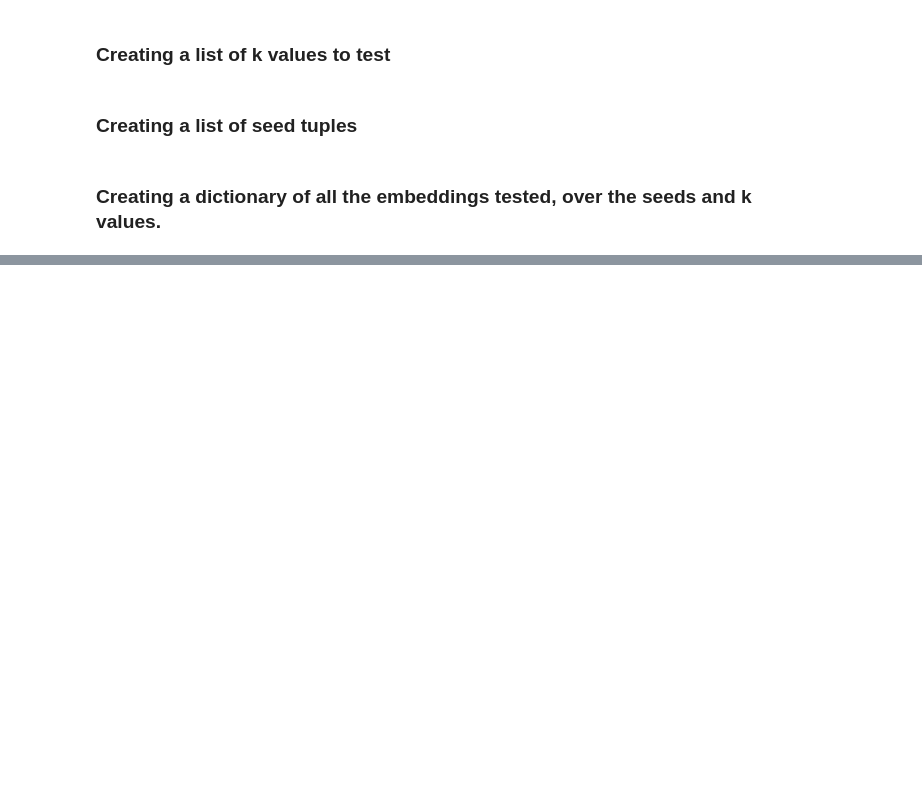
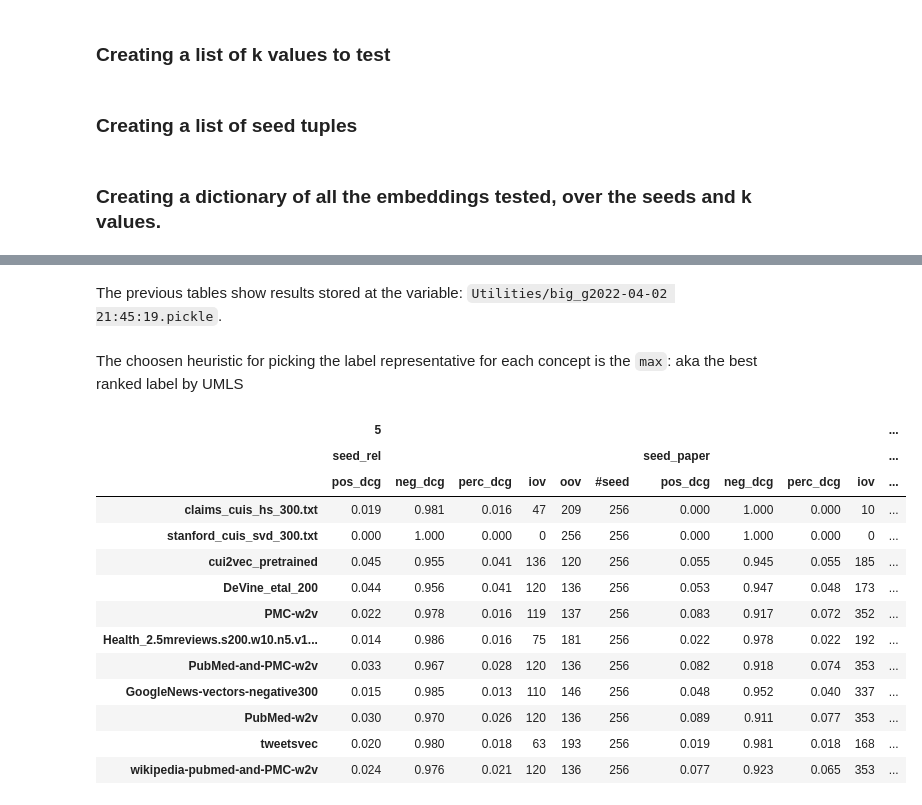
Before and after one commit to SaGiancani/medical-concepts-embeddings, a Jupyter notebook: experimentation.ipynb, the cells around one changed output, grey strips where cells are left out. Cells and saved outputs as stored; diff of their text form; code cells hidden in the pictures; blank space fills up the shorter version.

Commit message:
Notebook rearranged - Medoid computation added

```diff
--- a/experimentation.ipynb
+++ b/experimentation.ipynb
@@ -286,23 +210,21 @@ print(datetime.datetime.now().replace(microsecond=0)-a)
 # %%
-def table(big_g):
+def table(big_g, ks):
     df_ks = []
     for k in ks:
         names = list(big_g.keys())
-        seeds = list(big_g[name][k].keys())
-        header = [np.array([k]*24),
+        seeds = list(big_g[names[0]][k].keys())
+        header = [np.array([k]*18),
                   np.array([seeds[0],seeds[0],seeds[0],seeds[0],seeds[0], seeds[0],
                             seeds[1],seeds[1],seeds[1],seeds[1],seeds[1], seeds[1],
-                            seeds[2],seeds[2],seeds[2],seeds[2],seeds[2], seeds[2],
-                            seeds[3],seeds[3],seeds[3],seeds[3],seeds[3], seeds[3]]),
-                  np.array(['pos_dcg', 'neg_dcg', 'perc_dcg', 'iov%', 'oov', '#seed',
-                            'pos_dcg', 'neg_dcg', 'perc_dcg', 'iov%', 'oov', '#seed',
-                            'pos_dcg', 'neg_dcg', 'perc_dcg', 'iov%', 'oov', '#seed',
-                            'pos_dcg', 'neg_dcg', 'perc_dcg', 'iov%', 'oov', '#seed'])]
+                            seeds[2],seeds[2],seeds[2],seeds[2],seeds[2], seeds[2]]),
+                  np.array(['pos_dcg', 'neg_dcg', 'perc_dcg', 'iov', 'oov', '#seed',
+                            'pos_dcg', 'neg_dcg', 'perc_dcg', 'iov', 'oov', '#seed',
+                            'pos_dcg', 'neg_dcg', 'perc_dcg', 'iov', 'oov', '#seed'])]
         tmp = [ ['%.3f'%(big_g[name][k][seed][0]),
                  '%.3f'%(big_g[name][k][seed][1]),
                  '%.3f'%(big_g[name][k][seed][2]),
-                 '%.2f'%(((big_g[name][k][seed][4] - big_g[name][k][seed][3])/(big_g[name][k][seed][4]))*100)+'%',
                  '%d'%(big_g[name][k][seed][3]),
-                 '%d'%(big_g[name][k][seed][4])] for name in names for seed in seeds]
-        df_ks.append(pd.DataFrame(np.reshape(tmp, (11, 24)), index=np.array(names), columns = header))
+                 '%d'%(big_g[name][k][seed][4]),
+                 '%d'%(big_g[name][k][seed][5])] for name in names for seed in seeds]
+        df_ks.append(pd.DataFrame(np.reshape(tmp, (11, 18)), index=np.array(names), columns = header))
     return df_ks
@@ -700,2 +359,36 @@ tmp
 # %%
 utils.inputs_save(tmp, 'Utilities/cardinality_vembs')
+# %% [markdown]
+The previous tables show results stored at the variable: `Utilities/big_g2022-04-02 21:45:19.pickle`.
+# %% [markdown]
+The choosen heuristic for picking the label representative for each concept is the `max`: aka the best ranked label by UMLS
+# %%
+big_g_med = relatedness_pipeline.regular_ks_loop(embeddings,
+                                             ks,
+                                             seeds,
+                                             logger,
+                                             max_k_switch,
+                                             all_labels = False,
+                                             aggregation = 'med')
+
+a = datetime.datetime.now().replace(microsecond=0)
+utils.inputs_save(big_g_med, 'Utilities/big_g_medoid_'+str(a))
+# %%
+df_ks_med = table(big_g_med, [5,10,20,30,40, 'max_k'])
+# %%
+df_ks_med[0]
+# %% [output]
+|  | 5 |  |  |  |  |  |  |  |  |  | ... |
+|  | seed_rel |  |  |  |  |  | seed_paper |  |  |  | ... |
+|  | pos_dcg | neg_dcg | perc_dcg | iov | oov | #seed | pos_dcg | neg_dcg | perc_dcg | iov | ... |
+| claims_cuis_hs_300.txt | 0.019 | 0.981 | 0.016 | 47 | 209 | 256 | 0.000 | 1.000 | 0.000 | 10 | ... |
+| stanford_cuis_svd_300.txt | 0.000 | 1.000 | 0.000 | 0 | 256 | 256 | 0.000 | 1.000 | 0.000 | 0 | ... |
+| cui2vec_pretrained | 0.045 | 0.955 | 0.041 | 136 | 120 | 256 | 0.055 | 0.945 | 0.055 | 185 | ... |
+| DeVine_etal_200 | 0.044 | 0.956 | 0.041 | 120 | 136 | 256 | 0.053 | 0.947 | 0.048 | 173 | ... |
+| PMC-w2v | 0.022 | 0.978 | 0.016 | 119 | 137 | 256 | 0.083 | 0.917 | 0.072 | 352 | ... |
+| Health_2.5mreviews.s200.w10.n5.v1... | 0.014 | 0.986 | 0.016 | 75 | 181 | 256 | 0.022 | 0.978 | 0.022 | 192 | ... |
+| PubMed-and-PMC-w2v | 0.033 | 0.967 | 0.028 | 120 | 136 | 256 | 0.082 | 0.918 | 0.074 | 353 | ... |
+| GoogleNews-vectors-negative300 | 0.015 | 0.985 | 0.013 | 110 | 146 | 256 | 0.048 | 0.952 | 0.040 | 337 | ... |
+| PubMed-w2v | 0.030 | 0.970 | 0.026 | 120 | 136 | 256 | 0.089 | 0.911 | 0.077 | 353 | ... |
+| tweetsvec | 0.020 | 0.980 | 0.018 | 63 | 193 | 256 | 0.019 | 0.981 | 0.018 | 168 | ... |
+| wikipedia-pubmed-and-PMC-w2v | 0.024 | 0.976 | 0.021 | 120 | 136 | 256 | 0.077 | 0.923 | 0.065 | 353 | ... |
```
Also changed, not shown: parts of 84 cells of this notebook.
